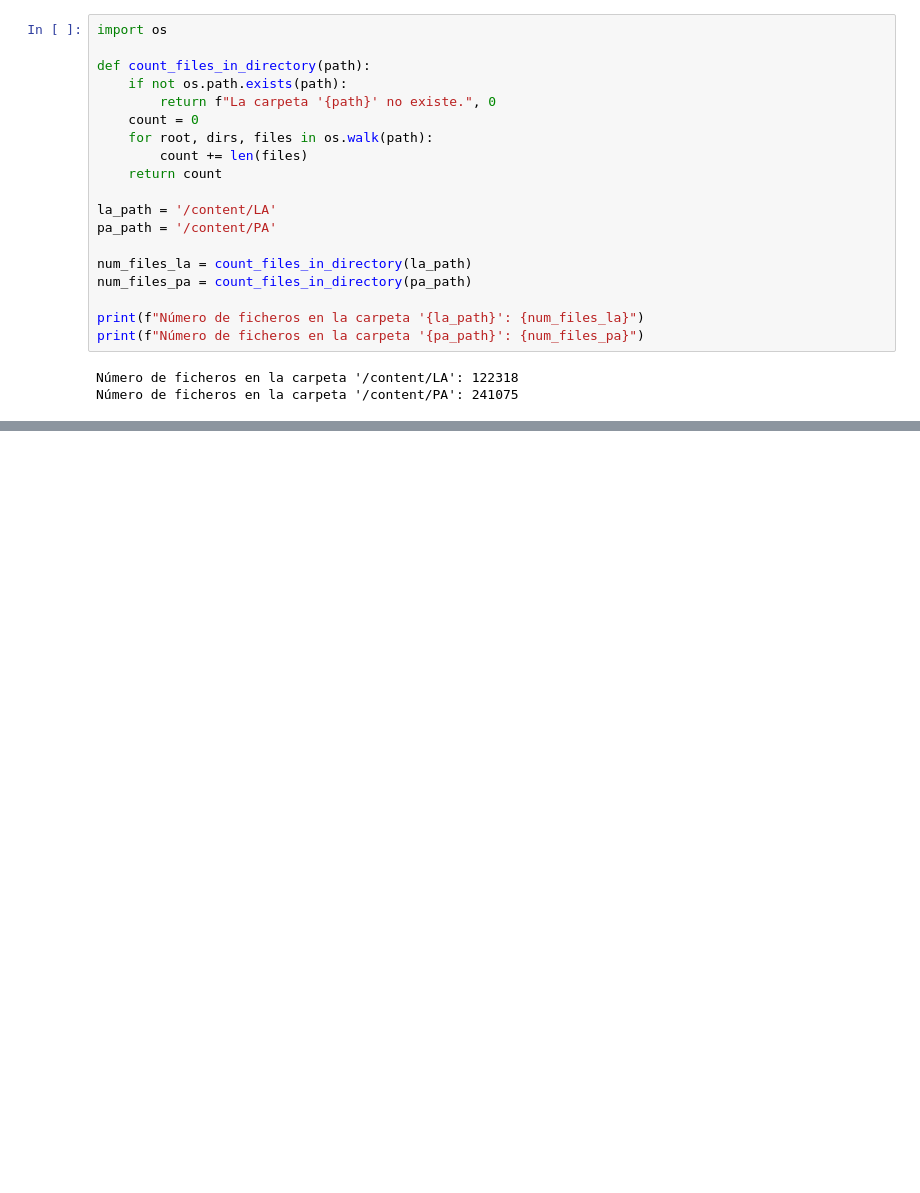
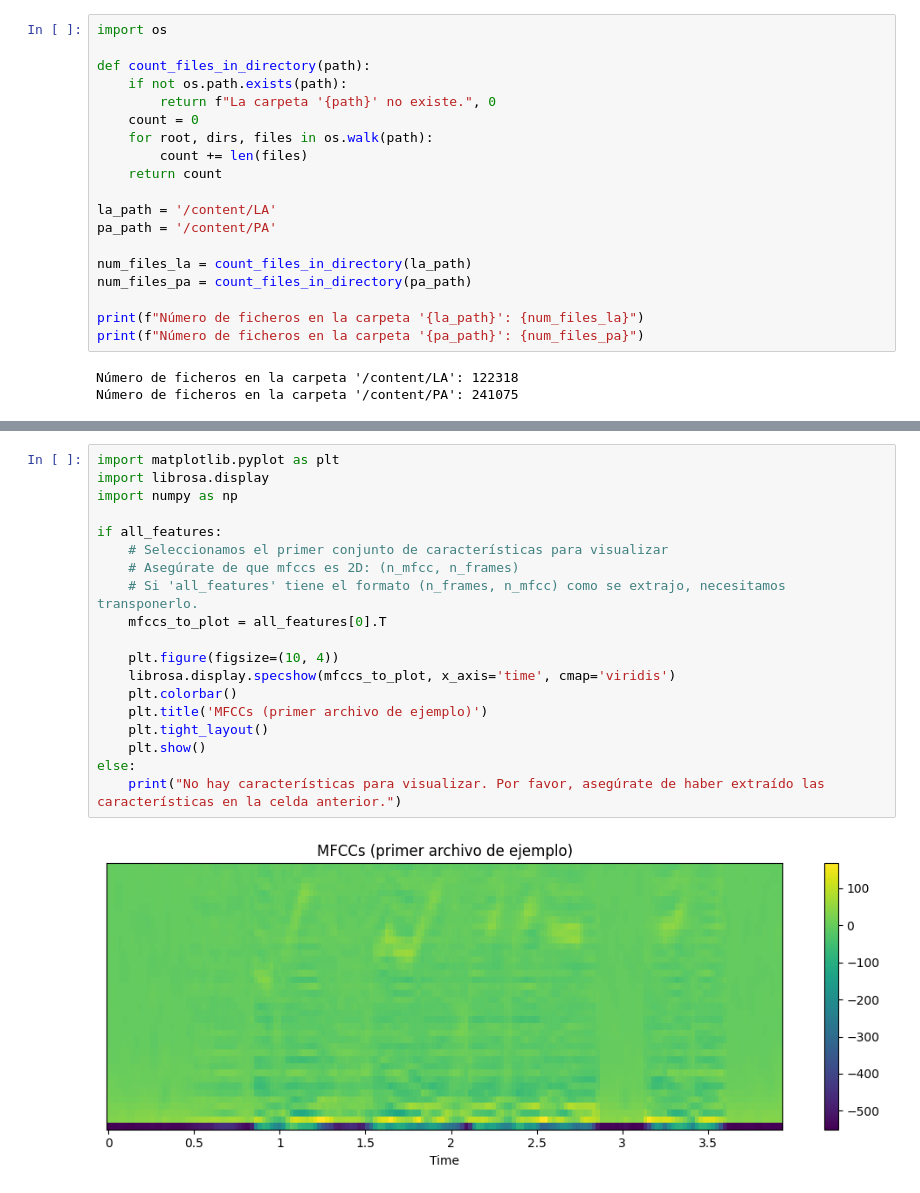
Before and after one commit to manugd1105/AI_challenge_UPF, a Jupyter notebook: Primeras_pruebas.ipynb, the cells around one changed output, grey strips where cells are left out. Cells and saved outputs as stored; diff of their text form; blank space fills up the shorter version.

```diff
--- a/Primeras_pruebas.ipynb
+++ b/Primeras_pruebas.ipynb
@@ -75,0 +161,21 @@ import pandas as pd
+# %%
+import matplotlib.pyplot as plt
+import librosa.display
+import numpy as np
+
+if all_features:
+    # Seleccionamos el primer conjunto de características para visualizar
+    # Asegúrate de que mfccs es 2D: (n_mfcc, n_frames)
+    # Si 'all_features' tiene el formato (n_frames, n_mfcc) como se extrajo, necesitamos transponerlo.
+    mfccs_to_plot = all_features[0].T
+
+    plt.figure(figsize=(10, 4))
+    librosa.display.specshow(mfccs_to_plot, x_axis='time', cmap='viridis')
+    plt.colorbar()
+    plt.title('MFCCs (primer archivo de ejemplo)')
+    plt.tight_layout()
+    plt.show()
+else:
+    print("No hay características para visualizar. Por favor, asegúrate de haber extraído las características en la celda anterior.")
+# %% [output]
+[figure, added]
```
Also changed, not shown: parts of 3 cells of this notebook.
